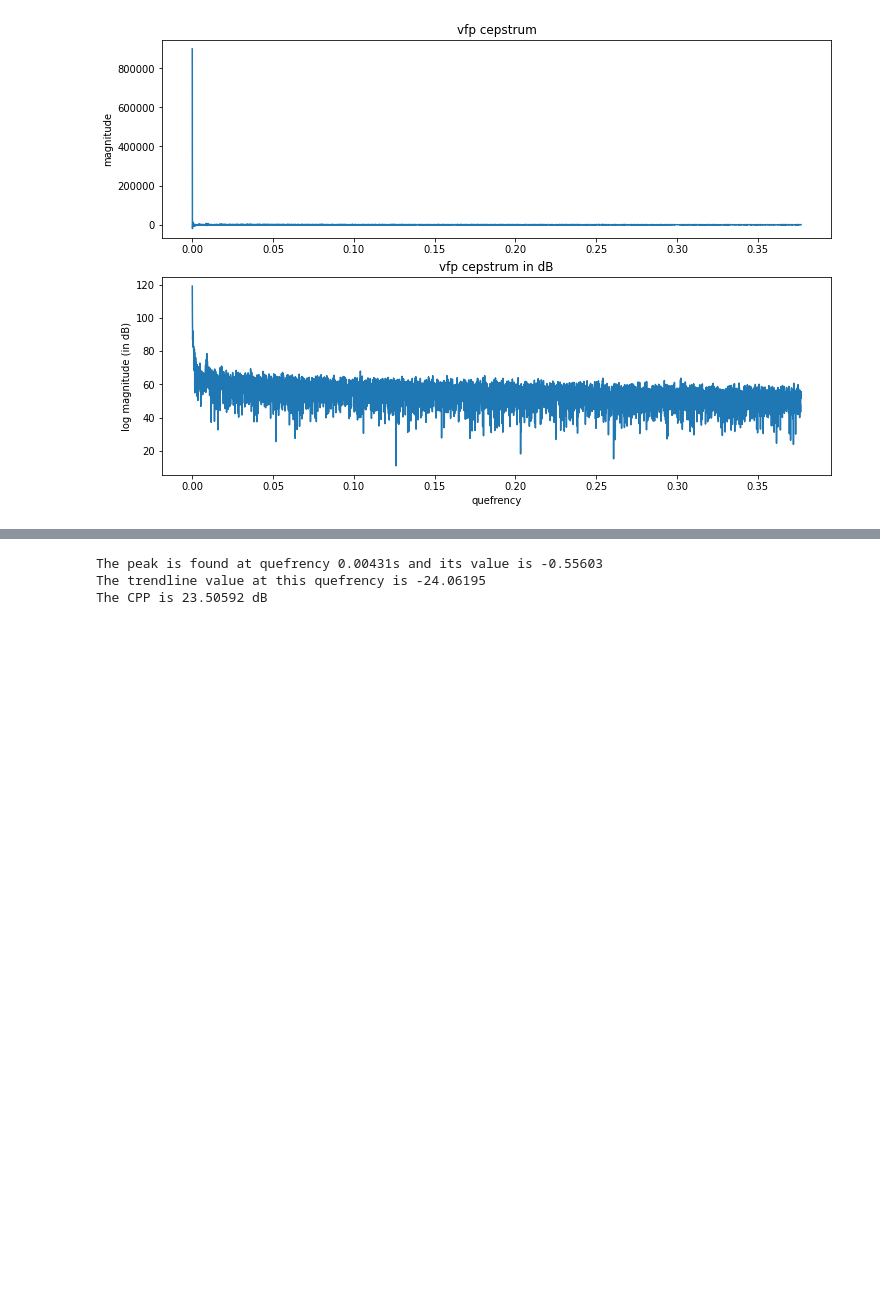
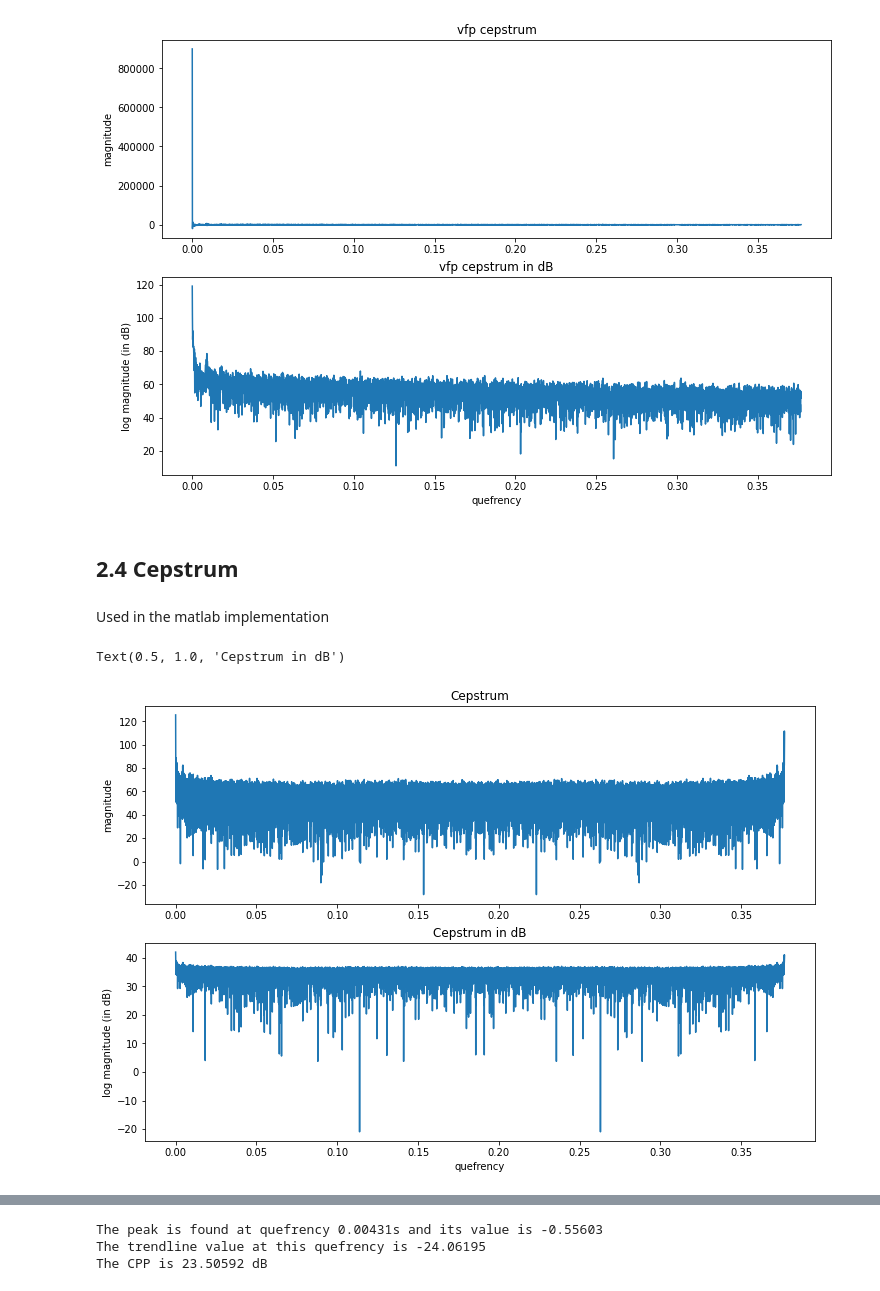
Before and after one commit to satvik-dixit/CPP, a Jupyter notebook: cepstrum_methods_demo.ipynb, the cells around one changed output, grey strips where cells are left out. Cells and saved outputs as stored; diff of their text form; code cells hidden in the pictures; blank space fills up the shorter version.

```diff
--- a/Cepstrum_demo.ipynb
+++ b/cepstrum_methods_demo.ipynb
@@ -109,4 +109,32 @@ ax[1].set_title('vfp cepstrum in dB')
 # %% [output]
 Text(0.5, 1.0, 'vfp cepstrum in dB')
 [figure]
+# %% [markdown]
+## 2.4 Cepstrum
+# %% [markdown]
+Used in the matlab implementation
+# %%
+# cepstrum
+SpecMat = np.abs(np.fft.fft(signal))
+SpecdB = 20*np.log10(SpecMat)
+ceps = 20*np.log10(np.abs(np.fft.fft(SpecdB)))
+
+# quefrency
+dt = 1/fs
+freq_vector = np.fft.rfftfreq(len(signal), d=dt)
+df = freq_vector[1] - freq_vector[0]
+quefrency_vector = np.fft.rfftfreq(2*ceps.size-2, df)
+
+# plot
+fig, ax = plt.subplots(2,1, figsize=(12,8))
+ax[0].plot(quefrency_vector, ceps)
+ax[0].set_ylabel('magnitude')
+ax[0].set_title('Cepstrum')
+ax[1].plot(quefrency_vector, 20*np.log10(ceps))
+ax[1].set_xlabel('quefrency')
+ax[1].set_ylabel('log magnitude (in dB)')
+ax[1].set_title('Cepstrum in dB')
+# %% [output]
+Text(0.5, 1.0, 'Cepstrum in dB')
+[figure, added]
 # %% [markdown]
```
Also changed, not shown: parts of 17 cells of this notebook, 45 other files.
